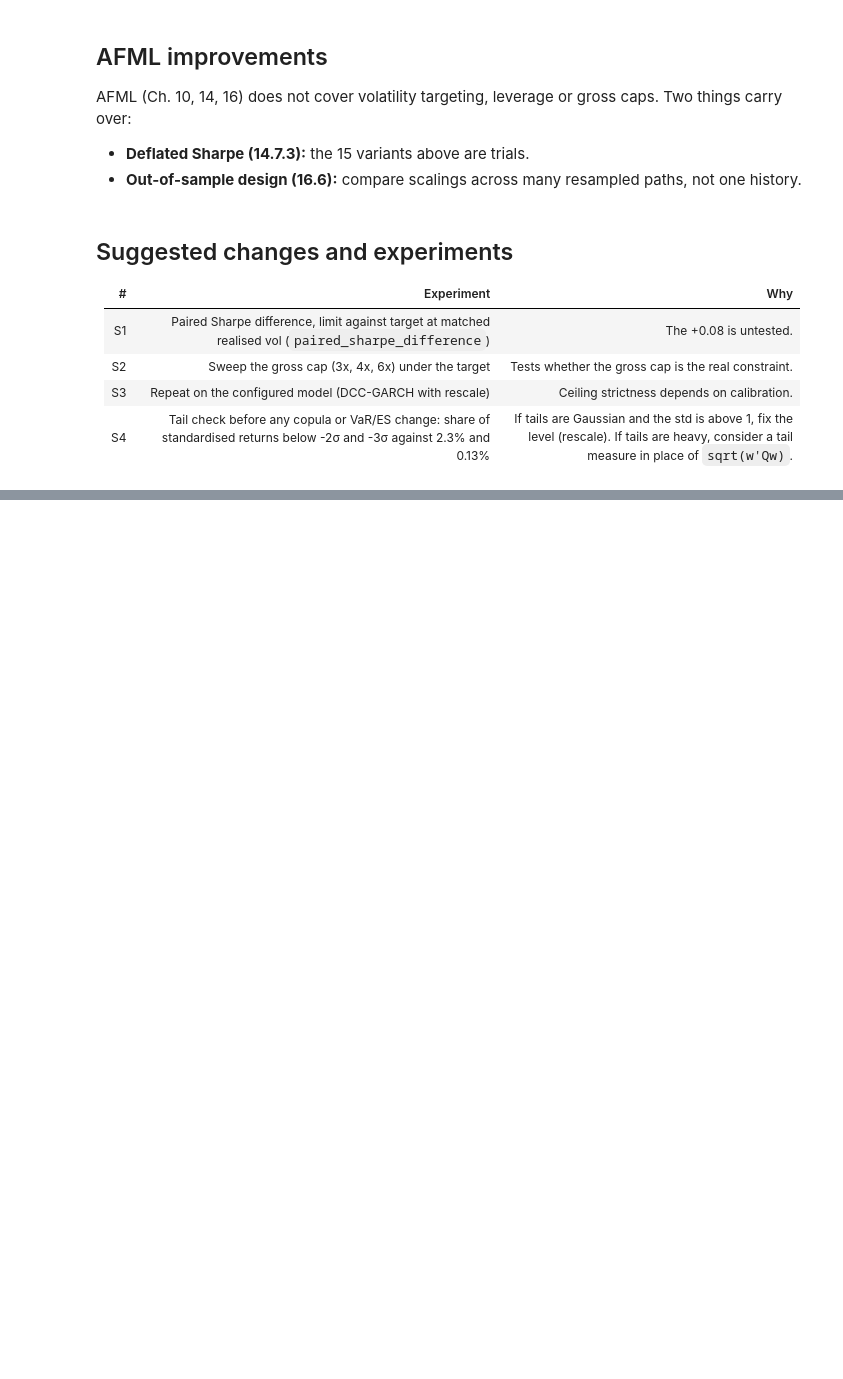
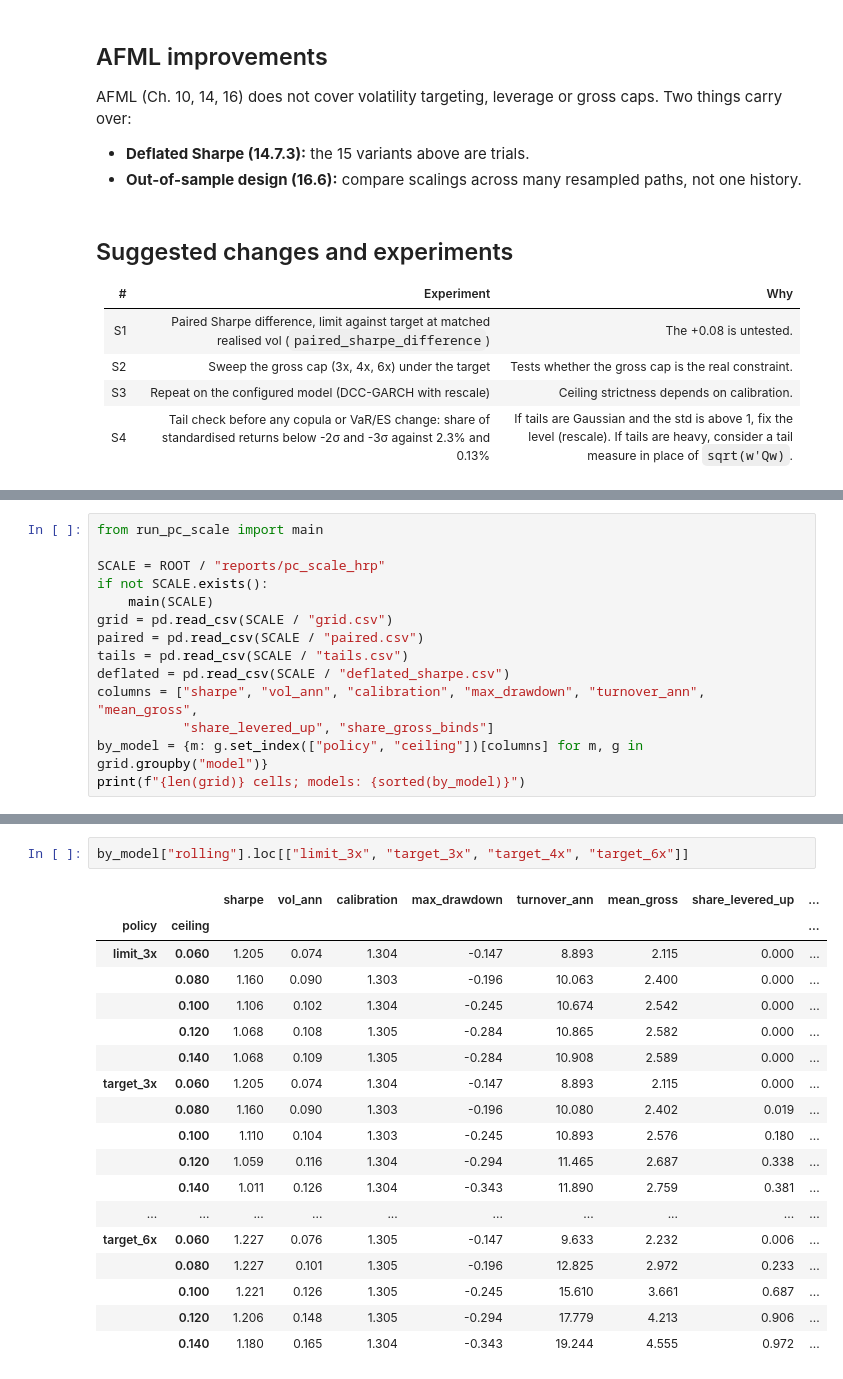
Before and after one commit to mmy32/managed_futures, a Jupyter notebook: notebooks/portfolio_construction_2_scale.ipynb, the cells around one changed output, grey strips where cells are left out. Drawn from its saved outputs; the diff is of its cells as text; blank space fills up the shorter version.

```diff
--- a/notebooks/portfolio_construction_2_scale.ipynb
+++ b/notebooks/portfolio_construction_2_scale.ipynb
@@ -219,0 +233,14 @@ AFML (Ch. 10, 14, 16) does not cover volatility targeting, leverage or gross cap
+# %%
+from run_pc_scale import main
+
+SCALE = ROOT / "reports/pc_scale_hrp"
+if not SCALE.exists():
+    main(SCALE)
+grid = pd.read_csv(SCALE / "grid.csv")
+paired = pd.read_csv(SCALE / "paired.csv")
+tails = pd.read_csv(SCALE / "tails.csv")
+deflated = pd.read_csv(SCALE / "deflated_sharpe.csv")
+columns = ["sharpe", "vol_ann", "calibration", "max_drawdown", "turnover_ann", "mean_gross",
+           "share_levered_up", "share_gross_binds"]
+by_model = {m: g.set_index(["policy", "ceiling"])[columns] for m, g in grid.groupby("model")}
+print(f"{len(grid)} cells; models: {sorted(by_model)}")
@@ -219,0 +294,21 @@ AFML (Ch. 10, 14, 16) does not cover volatility targeting, leverage or gross cap
+# %%
+by_model["rolling"].loc[["limit_3x", "target_3x", "target_4x", "target_6x"]]
+# %% [output]
+|  |  | sharpe | vol_ann | calibration | max_drawdown | turnover_ann | mean_gross | share_levered_up | ... |
+| policy | ceiling |  |  |  |  |  |  |  | ... |
+| limit_3x | 0.060 | 1.205 | 0.074 | 1.304 | -0.147 | 8.893 | 2.115 | 0.000 | ... |
+|  | 0.080 | 1.160 | 0.090 | 1.303 | -0.196 | 10.063 | 2.400 | 0.000 | ... |
+|  | 0.100 | 1.106 | 0.102 | 1.304 | -0.245 | 10.674 | 2.542 | 0.000 | ... |
+|  | 0.120 | 1.068 | 0.108 | 1.305 | -0.284 | 10.865 | 2.582 | 0.000 | ... |
+|  | 0.140 | 1.068 | 0.109 | 1.305 | -0.284 | 10.908 | 2.589 | 0.000 | ... |
+| target_3x | 0.060 | 1.205 | 0.074 | 1.304 | -0.147 | 8.893 | 2.115 | 0.000 | ... |
+|  | 0.080 | 1.160 | 0.090 | 1.303 | -0.196 | 10.080 | 2.402 | 0.019 | ... |
+|  | 0.100 | 1.110 | 0.104 | 1.303 | -0.245 | 10.893 | 2.576 | 0.180 | ... |
+|  | 0.120 | 1.059 | 0.116 | 1.304 | -0.294 | 11.465 | 2.687 | 0.338 | ... |
+|  | 0.140 | 1.011 | 0.126 | 1.304 | -0.343 | 11.890 | 2.759 | 0.381 | ... |
+| ... | ... | ... | ... | ... | ... | ... | ... | ... | ... |
+| target_6x | 0.060 | 1.227 | 0.076 | 1.305 | -0.147 | 9.633 | 2.232 | 0.006 | ... |
+|  | 0.080 | 1.227 | 0.101 | 1.305 | -0.196 | 12.825 | 2.972 | 0.233 | ... |
+|  | 0.100 | 1.221 | 0.126 | 1.305 | -0.245 | 15.610 | 3.661 | 0.687 | ... |
+|  | 0.120 | 1.206 | 0.148 | 1.305 | -0.294 | 17.779 | 4.213 | 0.906 | ... |
+|  | 0.140 | 1.180 | 0.165 | 1.304 | -0.343 | 19.244 | 4.555 | 0.972 | ... |
```
Also changed, not shown: parts of 25 cells of this notebook, 20 other files.
